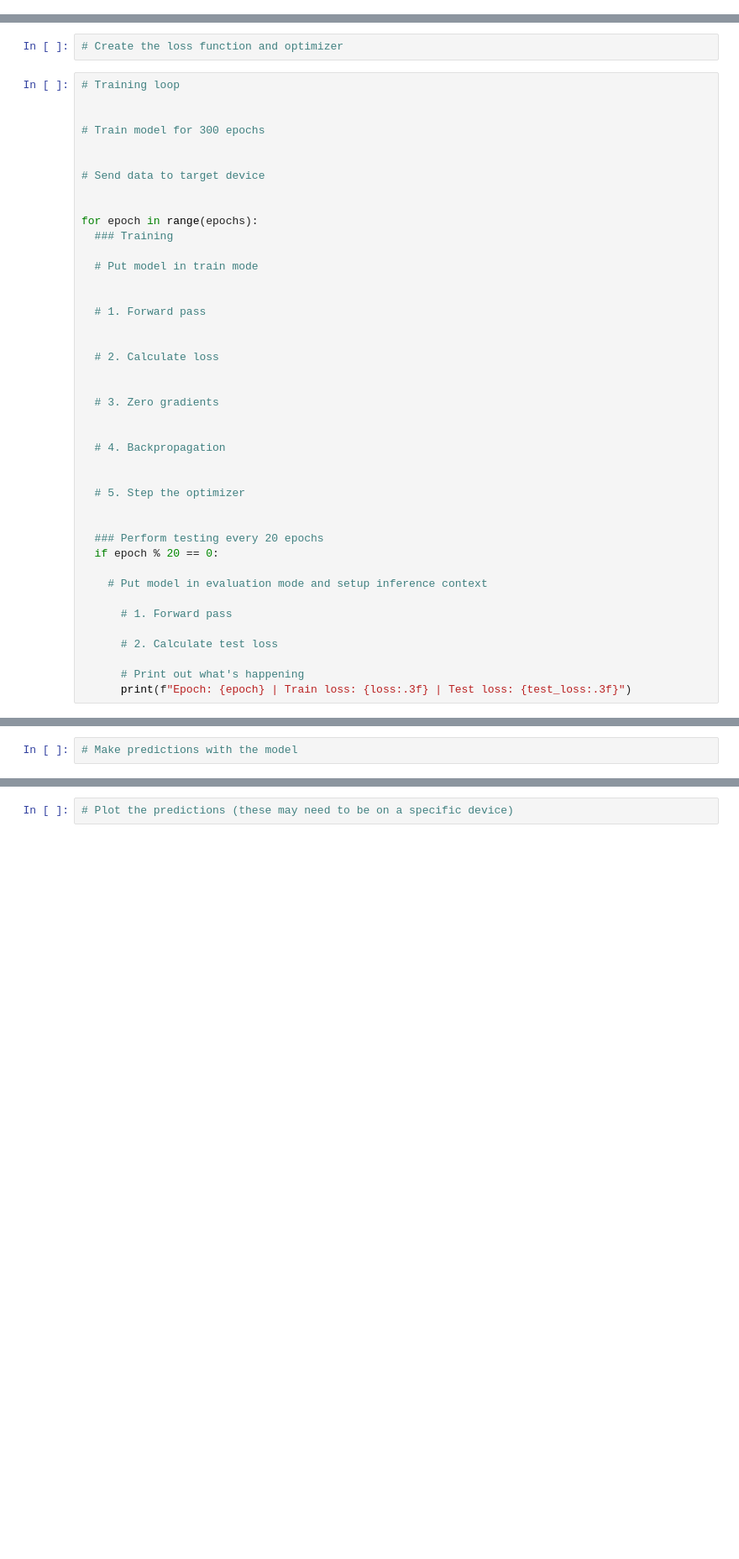
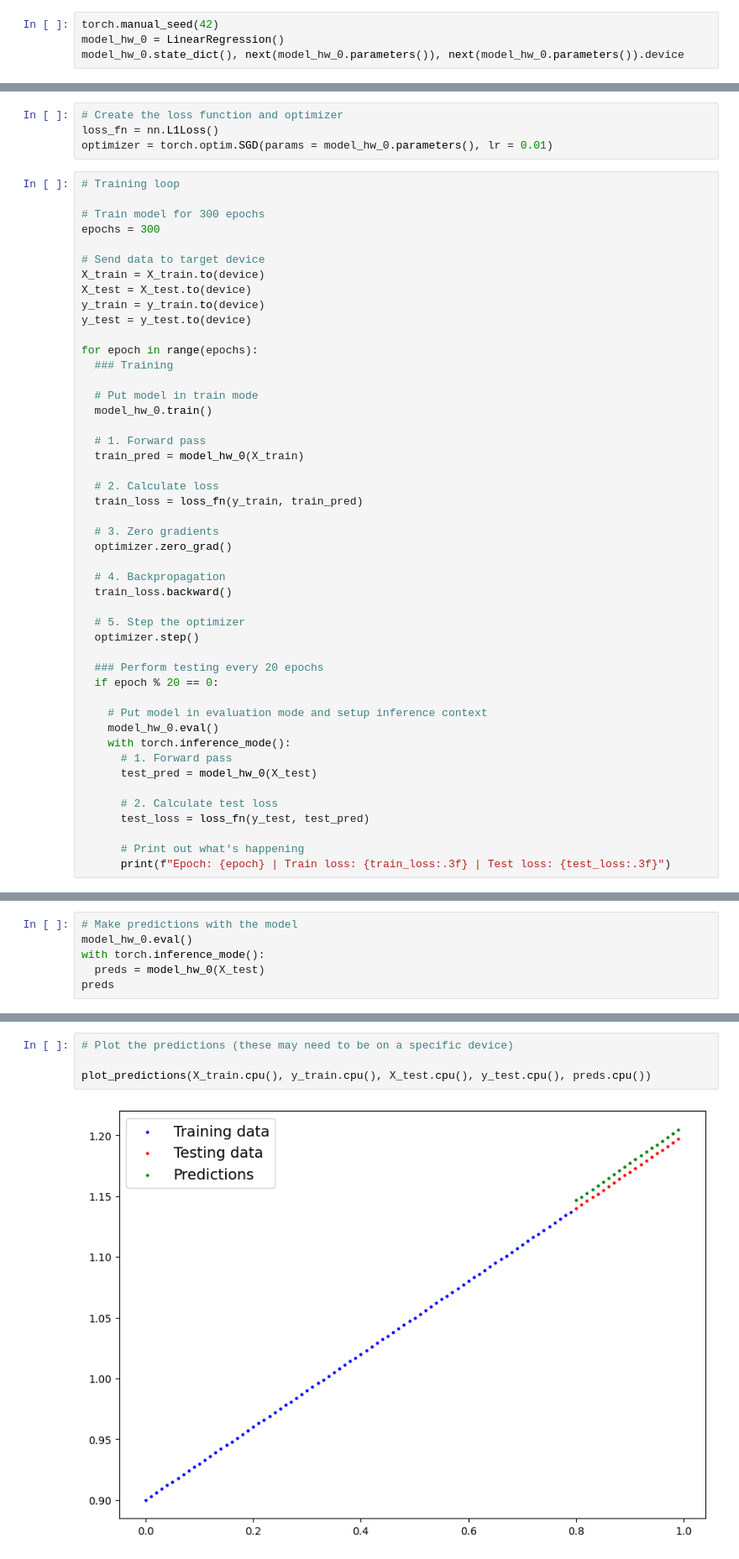
Before and after one commit to srj1407/Data_Science_and_ML, a Jupyter notebook: extras/exercises/01_pytorch_workflow_exercises.ipynb, the cells around one changed output, grey strips where cells are left out. Shown at 84% size. Saved outputs shown, nothing was run; the diff lists cells and outputs as text; blank space fills up the shorter version.

```diff
--- a/extras/exercises/01_pytorch_workflow_exercises.ipynb
+++ b/extras/exercises/01_pytorch_workflow_exercises.ipynb
@@ -113,0 +126,4 @@ plot_predictions(X_train, y_train, X_test, y_test)
+# %%
+torch.manual_seed(42)
+model_hw_0 = LinearRegression()
+model_hw_0.state_dict(), next(model_hw_0.parameters()), next(model_hw_0.parameters()).device
@@ -120,45 +149,52 @@ plot_predictions(X_train, y_train, X_test, y_test)
   * The training loop should test the model on the test dataset every 20 epochs.
 # %%
 # Create the loss function and optimizer
+loss_fn = nn.L1Loss()
+optimizer = torch.optim.SGD(params = model_hw_0.parameters(), lr = 0.01)
 # %%
 # Training loop
 
-
 # Train model for 300 epochs
-
+epochs = 300
 
 # Send data to target device
-
+X_train = X_train.to(device)
+X_test = X_test.to(device)
+y_train = y_train.to(device)
+y_test = y_test.to(device)
 
 for epoch in range(epochs):
   ### Training
 
   # Put model in train mode
-
+  model_hw_0.train()
 
   # 1. Forward pass
-
+  train_pred = model_hw_0(X_train)
 
   # 2. Calculate loss
-
+  train_loss = loss_fn(y_train, train_pred)
 
   # 3. Zero gradients
-
+  optimizer.zero_grad()
 
   # 4. Backpropagation
-
+  train_loss.backward()
 
   # 5. Step the optimizer
-
+  optimizer.step()
 
   ### Perform testing every 20 epochs
   if epoch % 20 == 0:
 
     # Put model in evaluation mode and setup inference context
-
+    model_hw_0.eval()
+    with torch.inference_mode():
       # 1. Forward pass
+      test_pred = model_hw_0(X_test)
 
       # 2. Calculate test loss
+      test_loss = loss_fn(y_test, test_pred)
 
       # Print out what's happening
-      print(f"Epoch: {epoch} | Train loss: {loss:.3f} | Test loss: {test_loss:.3f}")
+      print(f"Epoch: {epoch} | Train loss: {train_loss:.3f} | Test loss: {test_loss:.3f}")
@@ -167,3 +219,7 @@ for epoch in range(epochs):
   * Visualize these predictions against the original training and testing data (**note:** you may need to make sure the predictions are *not* on the GPU if you want to use non-CUDA-enabled libraries such as matplotlib to plot).
 # %%
 # Make predictions with the model
+model_hw_0.eval()
+with torch.inference_mode():
+  preds = model_hw_0(X_test)
+preds
@@ -170,5 +251,9 @@ for epoch in range(epochs):
 # %%
 # Plot the predictions (these may need to be on a specific device)
+
+plot_predictions(X_train.cpu(), y_train.cpu(), X_test.cpu(), y_test.cpu(), preds.cpu())
+# %% [output]
+[figure, added]
 # %% [markdown]
 ## 5. Save your trained model's `state_dict()` to file.
   * Create a new instance of your model class you made in 2. and load in the `state_dict()` you just saved to it.
```
Also changed, not shown: parts of 13 cells of this notebook.
